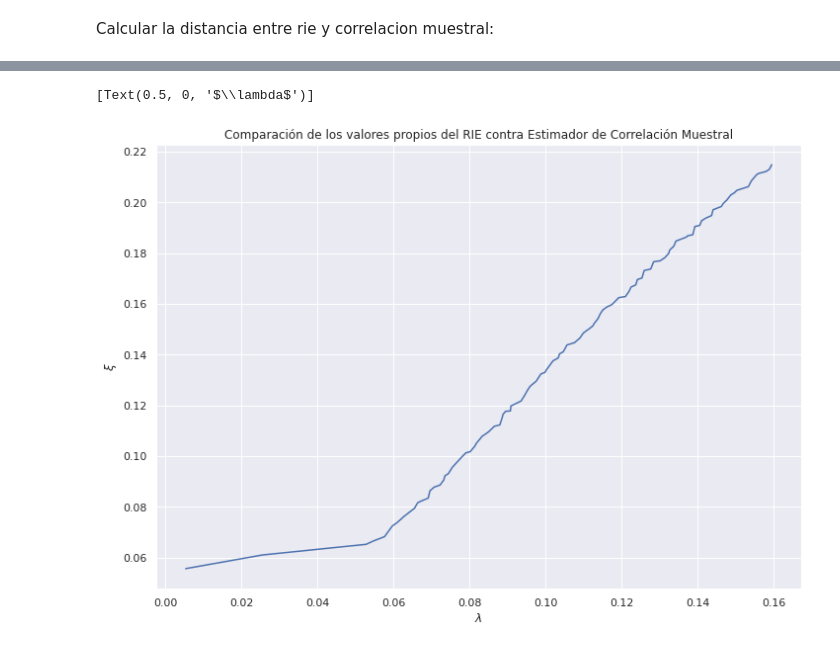
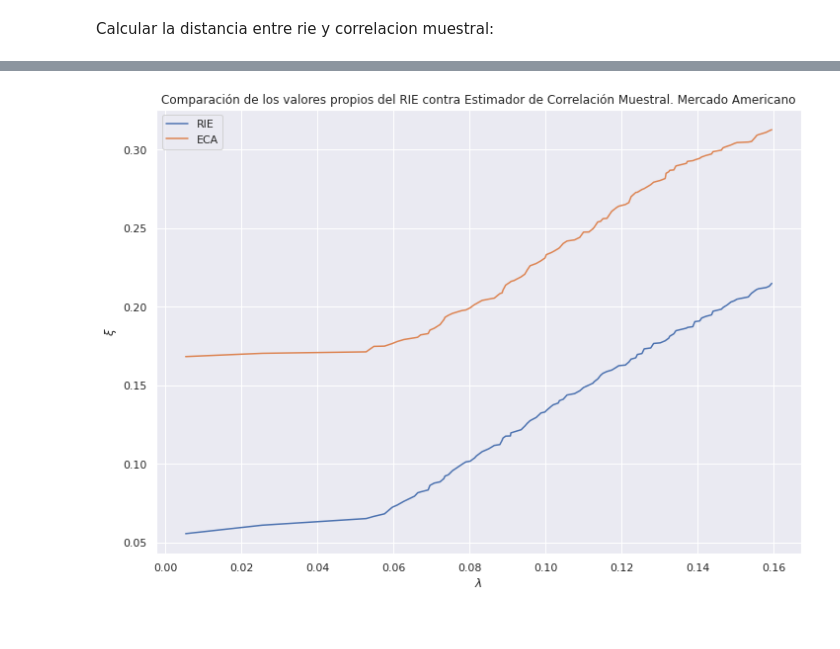
Before and after one commit to jduarte00/tesis, a Jupyter notebook: results_corr_matrix.ipynb, the cells around one changed output, grey strips where cells are left out. Saved outputs shown, nothing was run; the diff lists cells and outputs as text; code cells hidden in the pictures.

Commit message:
Complete and order results related to data and estimators

```diff
--- a/results_corr_matrix.ipynb
+++ b/results_corr_matrix.ipynb
@@ -15,3 +15,4 @@ norm_european_returns = (european_returns -european_returns.mean()) / european_r
 norm_american_returns = (american_returns -american_returns.mean()) / american_returns.std()
 # %%
 samp_corr_european = european_returns.corr()
+samp_corr_american = american_returns.corr()
@@ -18,3 +22,10 @@ samp_corr_european = european_returns.corr()
+# %%
+shrink_estimator_european_5 = csestimator.get_shrinkage_est(norm_european_returns, 0.5)
+shrink_estimator_american_5 = csestimator.get_shrinkage_est(norm_american_returns, 0.5)
+shrink_estimator_european_2 = csestimator.get_shrinkage_est(norm_european_returns, 0.2)
+shrink_estimator_american_2 = csestimator.get_shrinkage_est(norm_american_returns, 0.2)
+shrink_estimator_european_1 = csestimator.get_shrinkage_est(norm_european_returns, 1)
+shrink_estimator_american_1 = csestimator.get_shrinkage_est(norm_american_returns, 1)
 # %%
 samp_corr_european_norm = norm_european_returns.corr()
 samp_corr_american_norm = norm_american_returns.corr()
@@ -57,8 +58,8 @@ np.linalg.norm(((samp_corr_american_norm - shrink_estimator_american).values), o
 # %%
-eigenval_sample, eigenvec_sample = np.linalg.eig(samp_corr_american_norm.values)
-eigenval_rie, eigenvec_rie = np.linalg.eig(rie_est_american)
-eigenval_shrink, eigenvec_shrink = np.linalg.eig(shrink_estimator_european)
+eigenval_sample_american, eigenvec_sample_american = np.linalg.eig(samp_corr_american.values)
+eigenval_rie_american, eigenvec_rie_american = np.linalg.eig(rie_est_american)
+eigenval_shrink_american, eigenvec_shrink_american = np.linalg.eig(shrink_estimator_american_5)
 # %%
-eigenval_sample.sort()
-eigenval_rie.sort()
-eigenval_shrink.sort()
+eigenval_sample_american.sort()
+eigenval_rie_american.sort()
+eigenval_shrink_american.sort()
@@ -137,10 +93,10 @@ eigenval_sample.shape
 # %%
-#ax = sns.lineplot(x = eigenval_sample[:170], y = eigenval_shrink[:170])
-ax = sns.lineplot(x = eigenval_sample[:100], y = eigenval_rie[:100])
-#plt.legend(labels=['Mercado Europeo', 'Mercado Americano'])
-plt.title("Comparación de los valores propios del RIE contra Estimador de Correlación Muestral")
+ax = sns.lineplot(x = eigenval_sample_american[:100], y = eigenval_rie_american[:100])
+ax = sns.lineplot(x = eigenval_sample_american[:100], y = eigenval_shrink_american[:100])
+plt.title("Comparación de los valores propios del RIE contra Estimador de Correlación Muestral. Mercado Americano")
+plt.legend(labels=['RIE', 'ECA'])
 ax.set(ylabel=r'$\xi$')
 ax.set(xlabel=r'$\lambda$')
+plt.show()
 # %% [output]
-[Text(0.5, 0, '$\\lambda$')]
-[figure, old version]
+[figure, new version]
```
Also changed, not shown: parts of 24 cells of this notebook, 1 other file.
